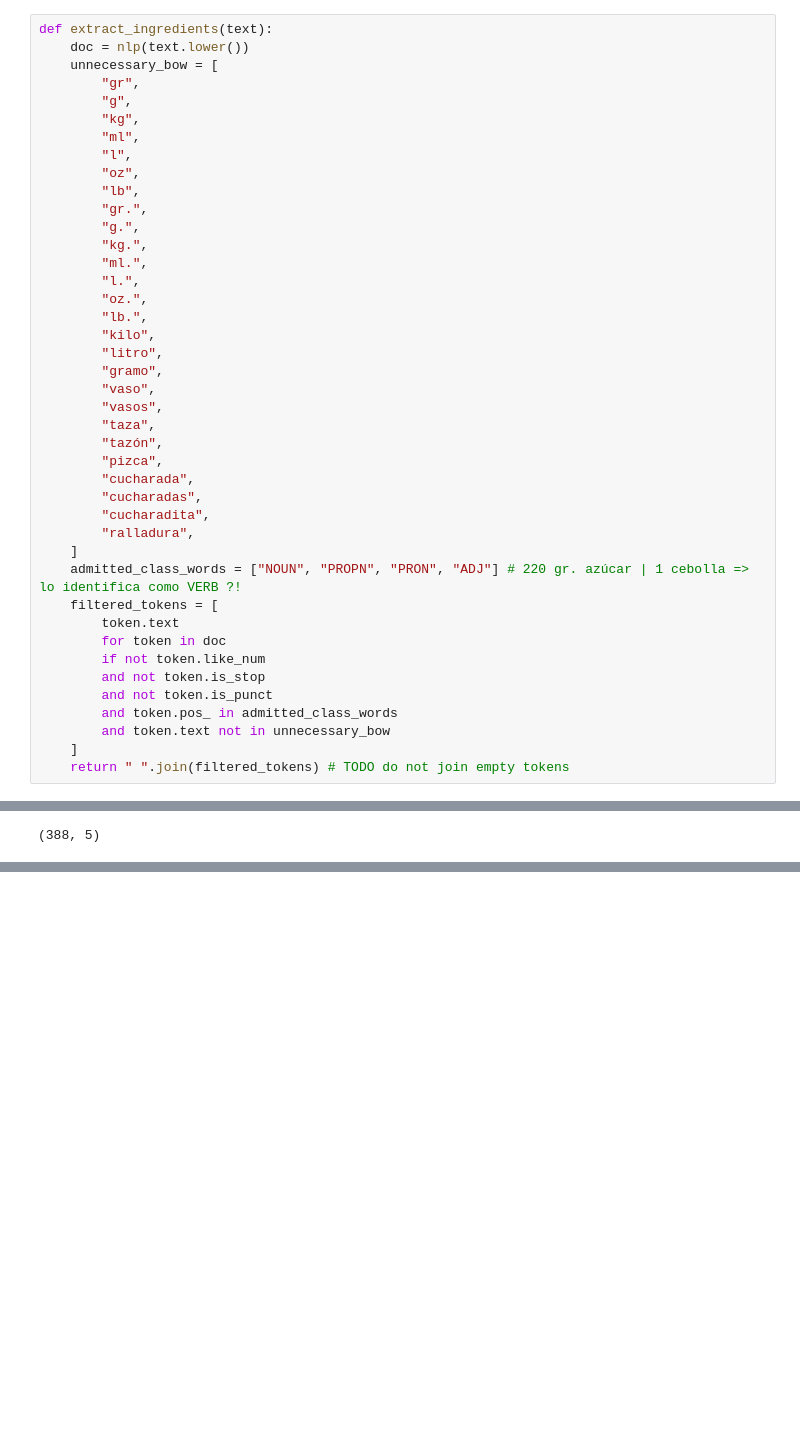
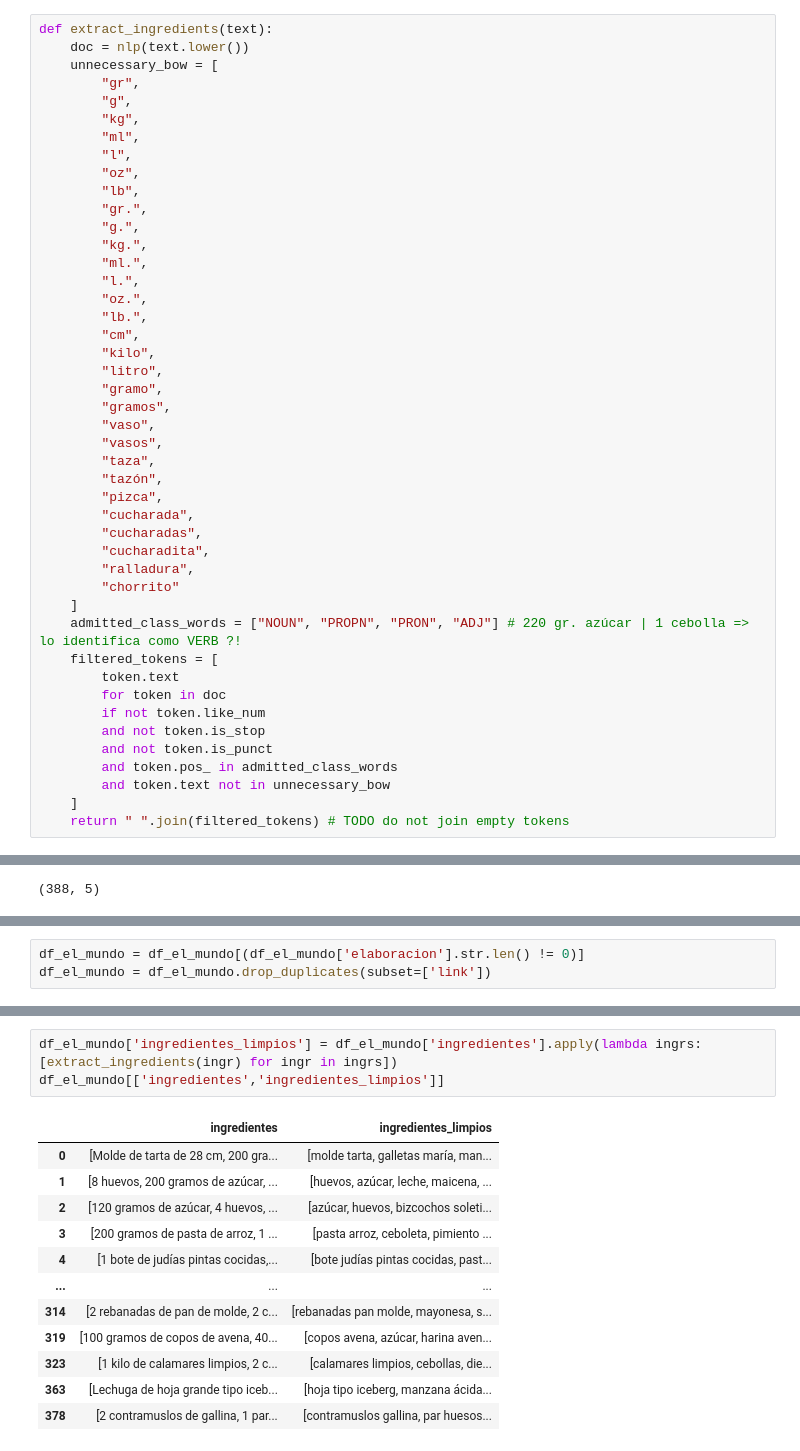
Before and after one commit to nikodyulger/lago-de-recetas, a Jupyter notebook: notebooks/limpieza.ipynb, the cells around one changed output, grey strips where cells are left out. Cells and saved outputs as stored; diff of their text form; blank space fills up the shorter version.

Commit message:
limpieza el mundo

```diff
--- a/notebooks/limpieza.ipynb
+++ b/notebooks/limpieza.ipynb
@@ -142,9 +142,11 @@ def extract_ingredients(text):
         "l.",
         "oz.",
         "lb.",
+        "cm",
         "kilo",
         "litro",
         "gramo",
+        "gramos",
         "vaso",
         "vasos",
         "taza",
@@ -154,6 +156,7 @@ def extract_ingredients(text):
         "cucharadas",
         "cucharadita",
         "ralladura",
+        "chorrito"
     ]
     admitted_class_words = ["NOUN", "PROPN", "PRON", "ADJ"] # 220 gr. azúcar | 1 cebolla => lo identifica como VERB ?!
     filtered_tokens = [
@@ -354,0 +374,3 @@ df_el_mundo.shape
+# %%
+df_el_mundo = df_el_mundo[(df_el_mundo['elaboracion'].str.len() != 0)]
+df_el_mundo = df_el_mundo.drop_duplicates(subset=['link'])
@@ -354,0 +381,16 @@ df_el_mundo.shape
+# %%
+df_el_mundo['ingredientes_limpios'] = df_el_mundo['ingredientes'].apply(lambda ingrs: [extract_ingredients(ingr) for ingr in ingrs])
+df_el_mundo[['ingredientes','ingredientes_limpios']]
+# %% [output]
+|  | ingredientes | ingredientes_limpios |
+| 0 | [Molde de tarta de 28 cm, 200 gra... | [molde tarta, galletas maría, man... |
+| 1 | [8 huevos, 200 gramos de azúcar, ... | [huevos, azúcar, leche, maicena, ... |
+| 2 | [120 gramos de azúcar, 4 huevos, ... | [azúcar, huevos, bizcochos soleti... |
+| 3 | [200 gramos de pasta de arroz, 1 ... | [pasta arroz, ceboleta, pimiento ... |
+| 4 | [1 bote de judías pintas cocidas,... | [bote judías pintas cocidas, past... |
+| ... | ... | ... |
+| 314 | [2 rebanadas de pan de molde, 2 c... | [rebanadas pan molde, mayonesa, s... |
+| 319 | [100 gramos de copos de avena, 40... | [copos avena, azúcar, harina aven... |
+| 323 | [1 kilo de calamares limpios, 2 c... | [calamares limpios, cebollas, die... |
+| 363 | [Lechuga de hoja grande tipo iceb... | [hoja tipo iceberg, manzana ácida... |
+| 378 | [2 contramuslos de gallina, 1 par... | [contramuslos gallina, par huesos... |
```
Also changed, not shown: parts of 4 cells of this notebook.
